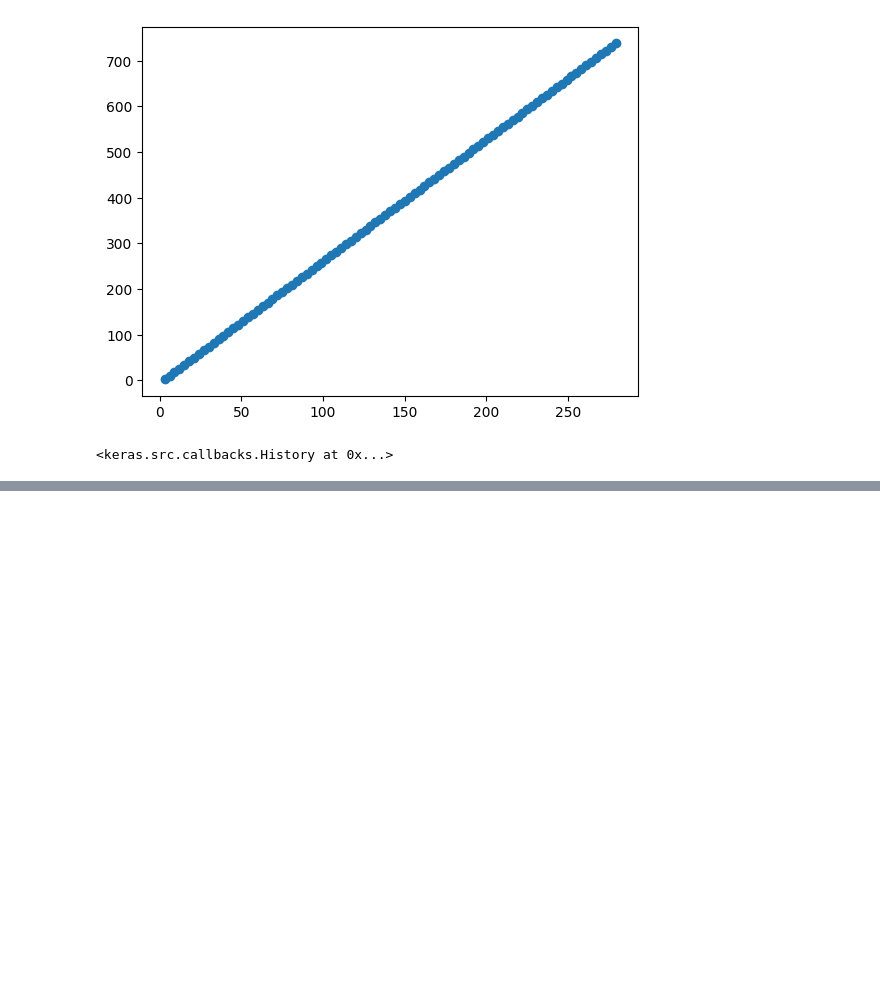
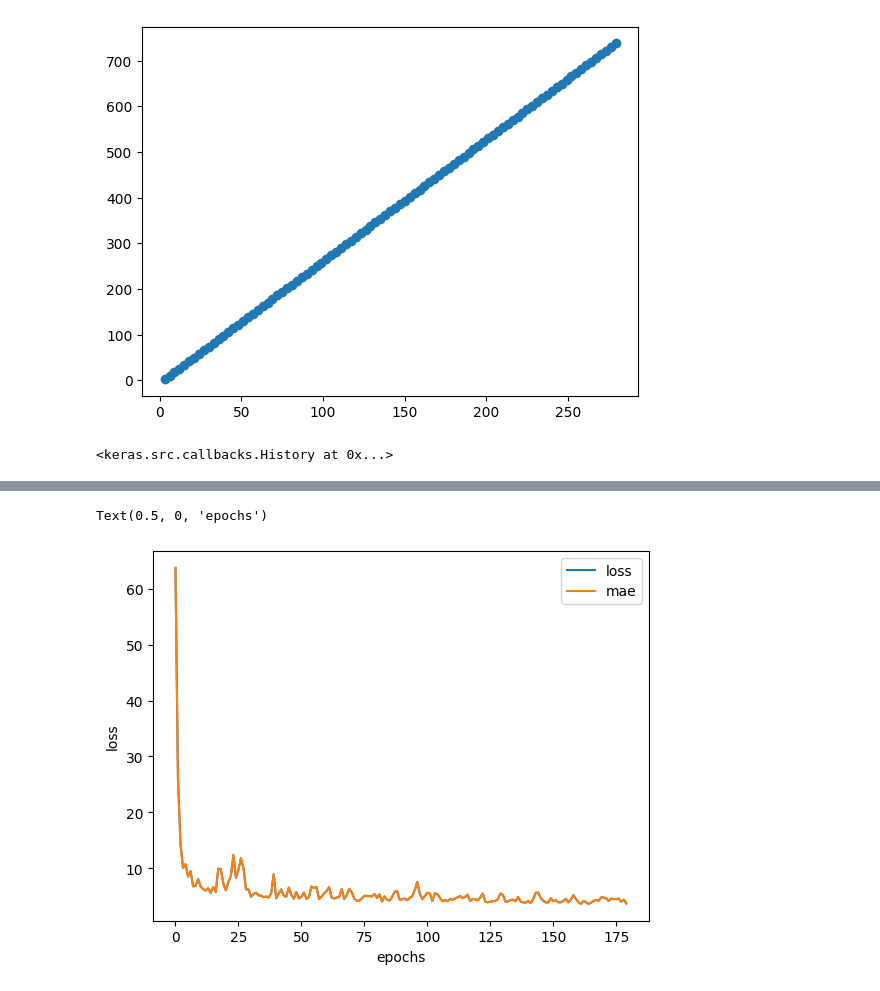
Before and after one commit to Nameless8243/TensorFlow_DL, a Jupyter notebook: 01_neural_network_regression_with_tensorflow.ipynb, the cells around one changed output, grey strips where cells are left out. Drawn from its saved outputs; the diff is of its cells as text; code cells hidden in the pictures; blank space fills up the shorter version.

```diff
--- a/01_neural_network_regression_with_tensorflow.ipynb
+++ b/01_neural_network_regression_with_tensorflow.ipynb
@@ -1027,0 +1035,6 @@ model_4.evaluate(X_test, y_test)
+# %%
+(X_train, y_train), (X_test, y_test) = tf.keras.datasets.boston_housing.load_data(
+    path="boston_housing.npz",
+    test_split=0.2,
+    seed=42
+)
@@ -1027,0 +1045,17 @@ model_4.evaluate(X_test, y_test)
+# %%
+tf.random.set_seed(42)
+
+# Create the model
+model_5 = tf.keras.Sequential([
+    tf.keras.layers.Dense(100),
+    #tf.keras.layers.Dense(30),
+    tf.keras.layers.Dense(1)
+])
+
+# Compile the model
+model_5.compile(loss=tf.keras.losses.mae,
+                optimizer=tf.keras.optimizers.Adam(0.01),
+                metrics=["mae"])
+
+# Fit the model
+history = model_5.fit(X_train, y_train, epochs=180)
@@ -1027,0 +1085,7 @@ model_4.evaluate(X_test, y_test)
+# %%
+pd.DataFrame(history.history).plot()
+plt.ylabel("loss")
+plt.xlabel("epochs")
+# %% [output]
+Text(0.5, 0, 'epochs')
+[figure, added]
```
Also changed, not shown: parts of 8 cells of this notebook.
